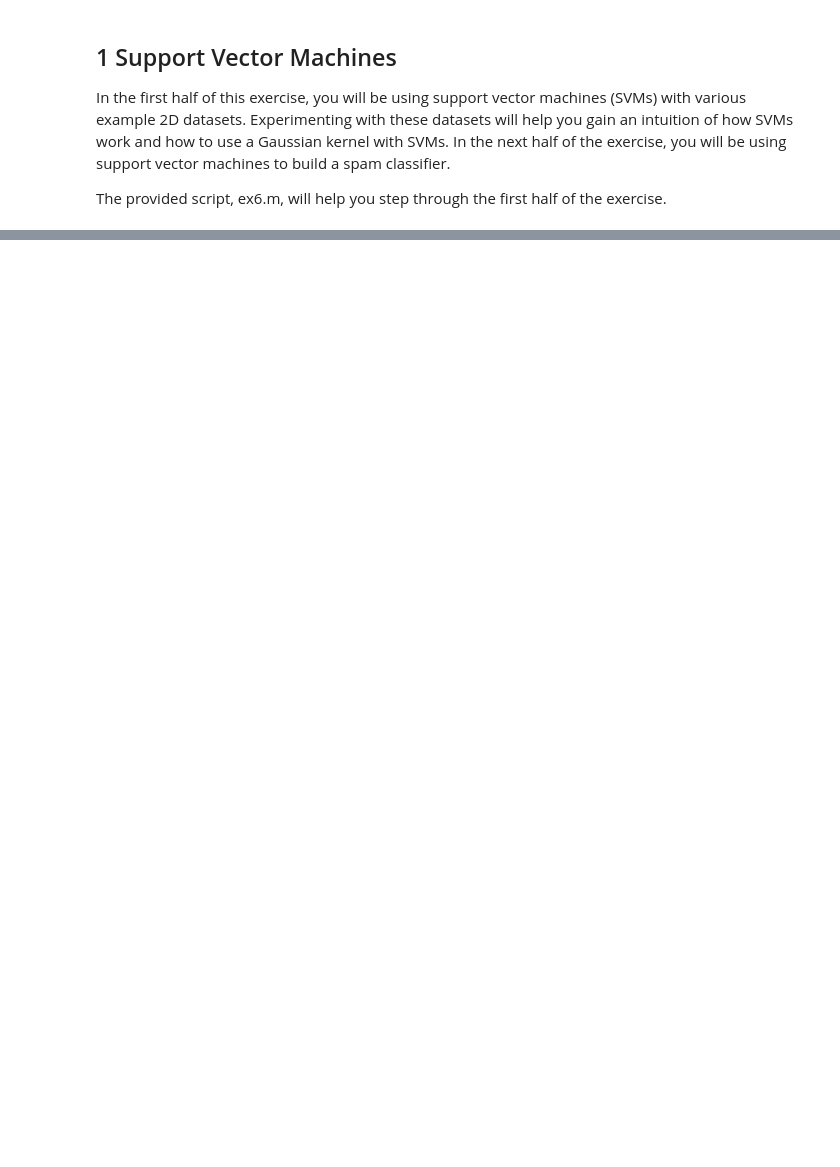
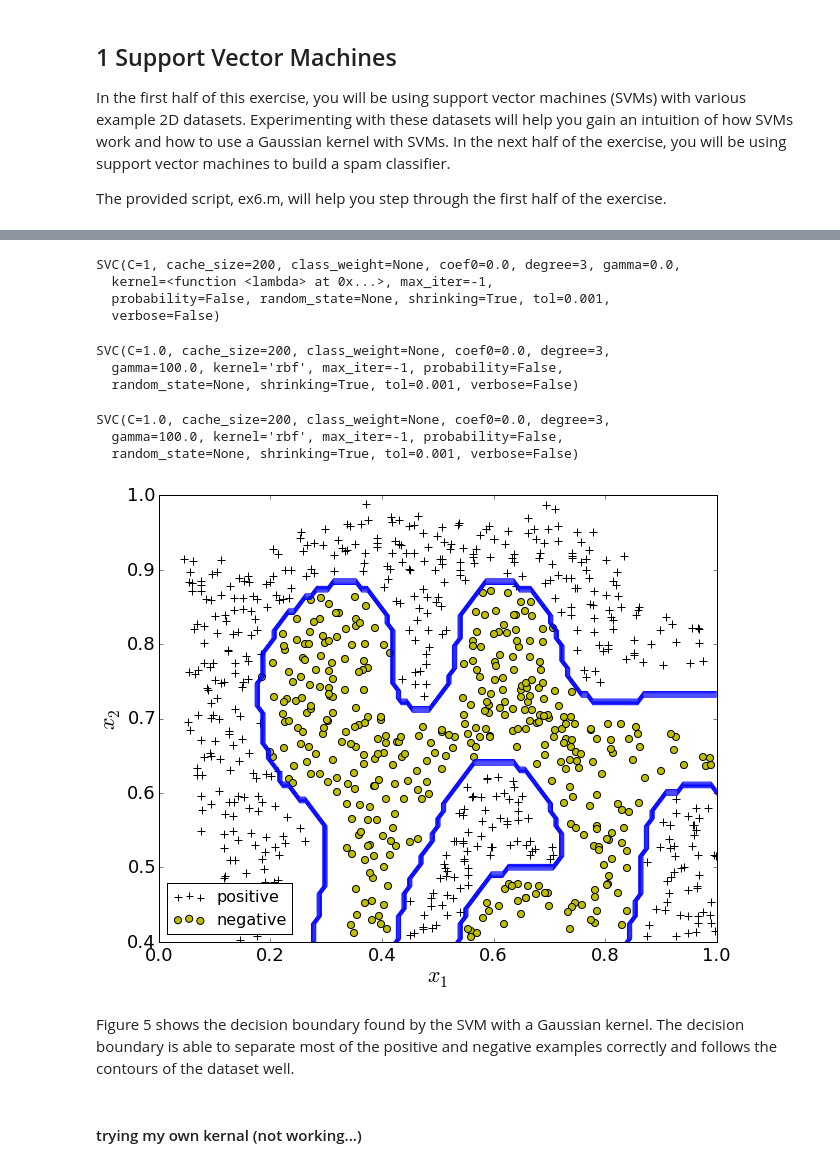
Before and after one commit to nakicam/DataScienceTraining, a Jupyter notebook: courses/coursera_ml008/hw6/hw6_support_vector_machine.ipynb, the cells around one changed output, grey strips where cells are left out. Drawn from its saved outputs; the diff is of its cells as text; code cells hidden in the pictures; blank space fills up the shorter version.

```diff
--- a/courses/coursera_ml008/hw6/hw6_support_vector_machine.ipynb
+++ b/courses/coursera_ml008/hw6/hw6_support_vector_machine.ipynb
@@ -105,0 +193,58 @@ plt.show()
+# %%
+gaus_svm = svm.SVC(C=1, kernel=lambda xi,xj : gaussian_kernel(xi, xj, sigma=0.1))
+gaus_svm
+# %% [output]
+SVC(C=1, cache_size=200, class_weight=None, coef0=0.0, degree=3, gamma=0.0,
+  kernel=<function <lambda> at 0x...>, max_iter=-1,
+  probability=False, random_state=None, shrinking=True, tol=0.001,
+  verbose=False)
+# %%
+sigma    = 0.01
+C        = 1.0
+gaus_svm = svm.SVC(C=C, kernel='rbf', gamma=1.0/sigma)
+gaus_svm
+# %% [output]
+SVC(C=1.0, cache_size=200, class_weight=None, coef0=0.0, degree=3,
+  gamma=100.0, kernel='rbf', max_iter=-1, probability=False,
+  random_state=None, shrinking=True, tol=0.001, verbose=False)
+# %%
+gaus_svm.fit(X, y)
+# %% [output]
+SVC(C=1.0, cache_size=200, class_weight=None, coef0=0.0, degree=3,
+  gamma=100.0, kernel='rbf', max_iter=-1, probability=False,
+  random_state=None, shrinking=True, tol=0.001, verbose=False)
+# %%
+def get_boundary(gaus_svm):
+    x1plot = np.linspace(0, 1, 100)
+    x2plot = np.linspace(0, 1, 100)
+    X1, X2 = np.meshgrid(x1plot, x2plot)
+    vals   = np.zeros_like(X1)
+    for i in np.arange(X1.shape[1]):
+        Xi_grid    = np.c_[X1[:,i], X2[:,i]]
+        vals[:, i] = gaus_svm.predict(Xi_grid)
+
+    return X1, X2, vals
+# %%
+def display_data(X, y, boundary=None):
+    pos = y==1
+    neg = np.logical_not(pos)
+    plt.scatter(X[pos,0], X[pos,1], c='k', marker='+', s=50)
+    plt.scatter(X[neg,0], X[neg,1], c='y', marker='o', s=50)
+    plt.axis([0, 1, 0.4, 1])
+    plt.xlabel('$x_1$')
+    plt.ylabel('$x_2$')
+    plt.legend(['positive', 'negative'], loc='lower left')
+
+    if boundary is not None:
+        X1, X2, vals = boundary
+        plt.contour( X1, X2, vals, colors='blue' )
+
+    plt.show()
+# %%
+display_data(X, y, get_boundary(gaus_svm))
+# %% [output]
+[figure, added]
+# %% [markdown]
+Figure 5 shows the decision boundary found by the SVM with a Gaussian kernel. The decision boundary is able to separate most of the positive and negative examples correctly and follows the contours of the dataset well.
+# %% [markdown]
+#### trying my own kernal (not working...)
```
Also changed, not shown: parts of 28 cells of this notebook.
